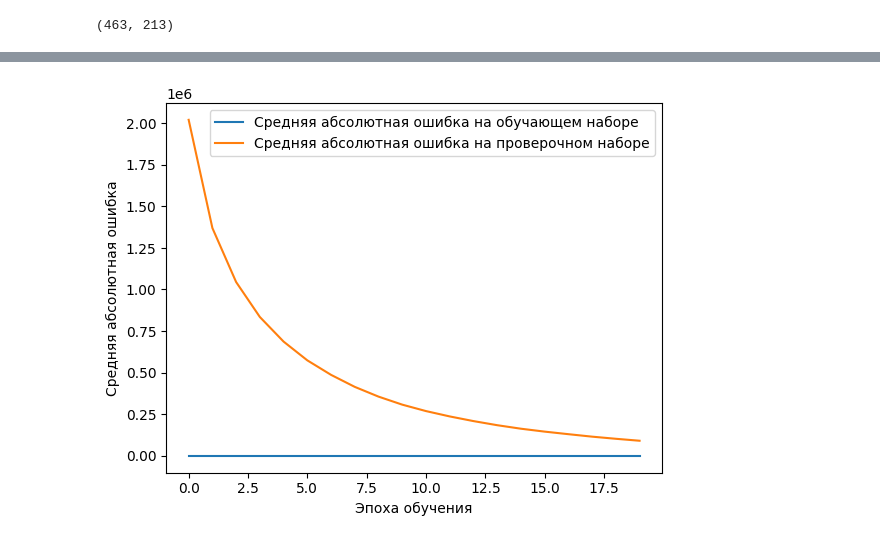
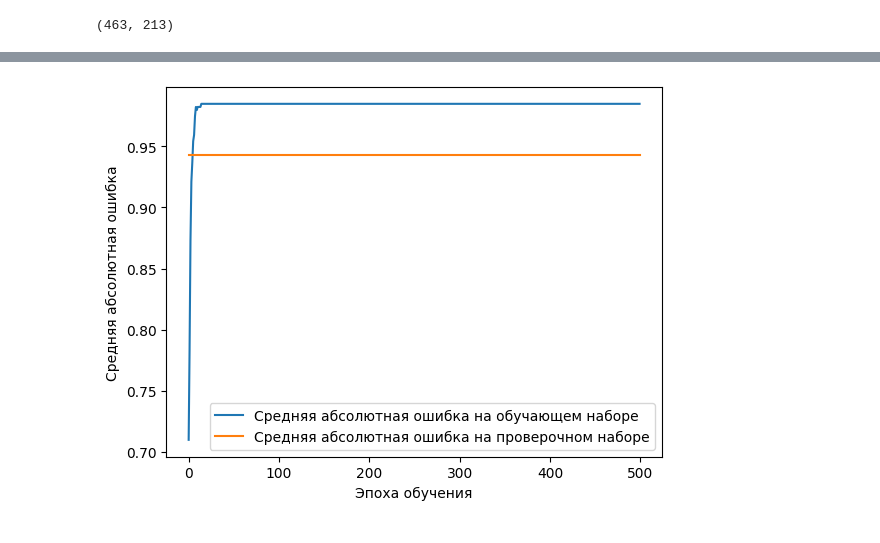
Before and after one commit to Untick/InspectrumClinic_HR, a Jupyter notebook: Kiparenko Nikolai/INSPECTRUM_CLINIC_HR_RECSYS_GR1.ipynb, the cells around one changed output, grey strips where cells are left out. Drawn from its saved outputs; the diff is of its cells as text; code cells hidden in the pictures.

```diff
--- a/Kiparenko Nikolai/INSPECTRUM_CLINIC_HR_RECSYS_GR1.ipynb
+++ b/Kiparenko Nikolai/INSPECTRUM_CLINIC_HR_RECSYS_GR1.ipynb
@@ -391,28 +391,33 @@ x_train.shape
 # %%
 # Оптимизаторы
 from tensorflow.keras.optimizers import Adam
+# Основные слои
+from tensorflow.keras.layers import ReLU, Flatten
 
 # Создание последовательной модели
 model = Sequential()
-#model.add(Dense(100, activation='relu',input_dim=x_train.shape[1]))
-model.add(BatchNormalization(input_dim=x_train.shape[1]))
-model.add(Dense(10, activation='relu'))
+model.add(Dense(60, activation='relu',input_dim=x_train.shape[1]))
+model.add(ReLU())
+#model.add(BatchNormalization(input_dim=x_train.shape[1]))
+#model.add(Dense(10, activation='relu'))
 model.add(Dropout(0.3))
-model.add(Dense(5, activation='relu'))
+model.add(Flatten())
+model.add(Dense(30, activation='softmax'))
+model.add(ReLU())
 model.add(Dropout(0.3))
-model.add(Dense(1, activation='linear')) #softmax
+model.add(Dense(1, activation='sigmoid')) #softmax linear
 
 # Компиляция модели
-#model.compile(loss='binary_crossentropy',
-#              optimizer=Adam(learning_rate=0.001),
-#              metrics=['accuracy'])
+model.compile(loss='binary_crossentropy',
+              optimizer=Adam(learning_rate=0.001),
+              metrics=['accuracy'])
 
-model.compile(optimizer=Adam(learning_rate=1e-3), loss='mse', metrics=['mae'])
+#model.compile(optimizer=Adam(learning_rate=1e-3), loss='mse', metrics=['mae'])
 
 # Обучение сети
 history = model.fit(x_train,
-                    y_train_scaled, #y_train
+                    y_train, #y_train
                     batch_size=256,
-                    epochs=20,
+                    epochs=500,
                     validation_split=0.15,
                     verbose=1)
@@ -437,15 +424,15 @@ Epoch 20/20
 # %%
 # Визуализация точности на обучающей выборке
-plt.plot(history.history['mae'],
-            label='Средняя абсолютная ошибка на обучающем наборе')
-plt.plot(history.history['val_mae'],
-            label='Средняя абсолютная ошибка на проверочном наборе')
+plt.plot(history.history['accuracy'],
+            label='Средняя абсолютная ошибка на обучающем наборе') #mae
+plt.plot(history.history['val_accuracy'],
+            label='Средняя абсолютная ошибка на проверочном наборе') #val_mae
 plt.xlabel('Эпоха обучения')
 plt.ylabel('Средняя абсолютная ошибка')
 plt.legend()
 plt.show()
 # %% [output]
-[figure, old version]
+[figure, new version]
 # %%
 def eval_net(model, x_train, y_train, y_scaler = None, n = 10, limit = 1000.):
 
```
Also changed, not shown: parts of 6 cells of this notebook.
